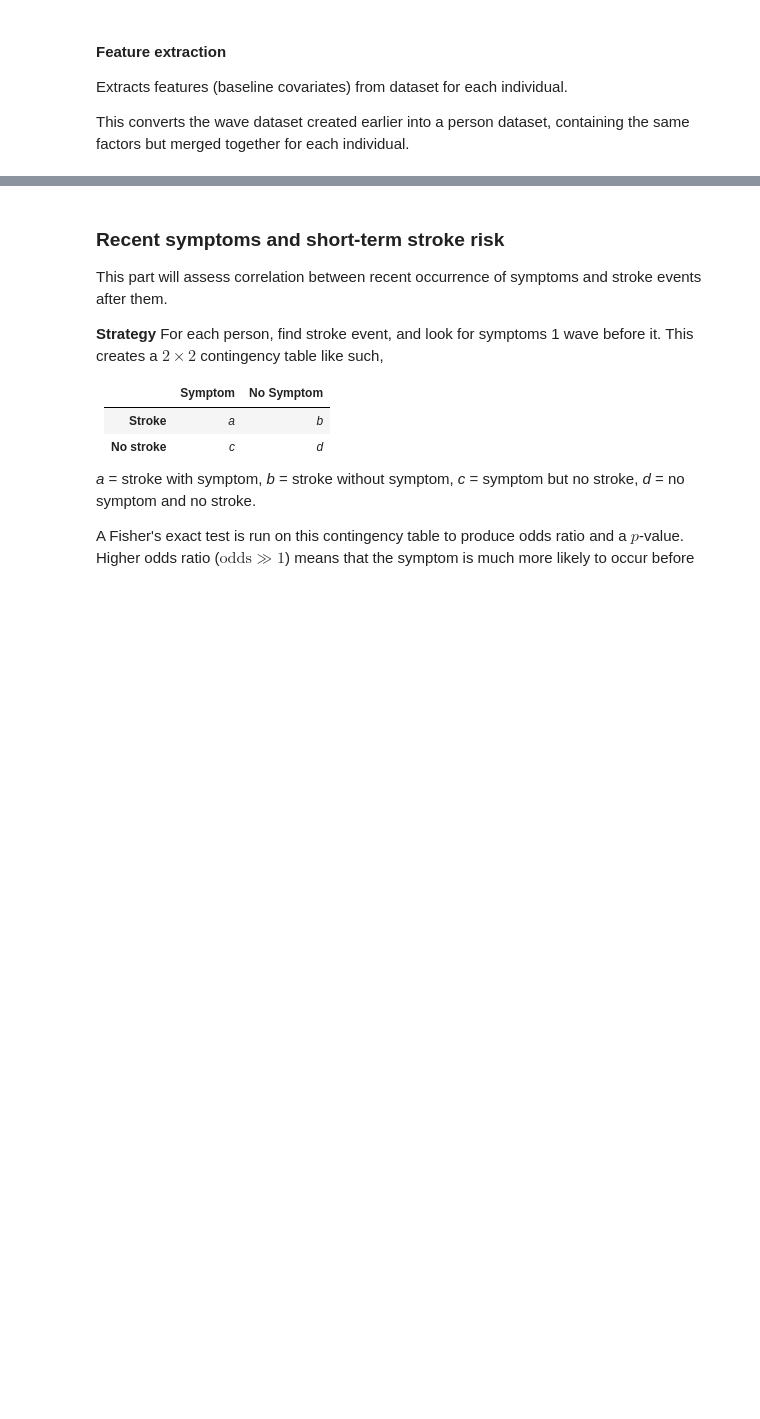
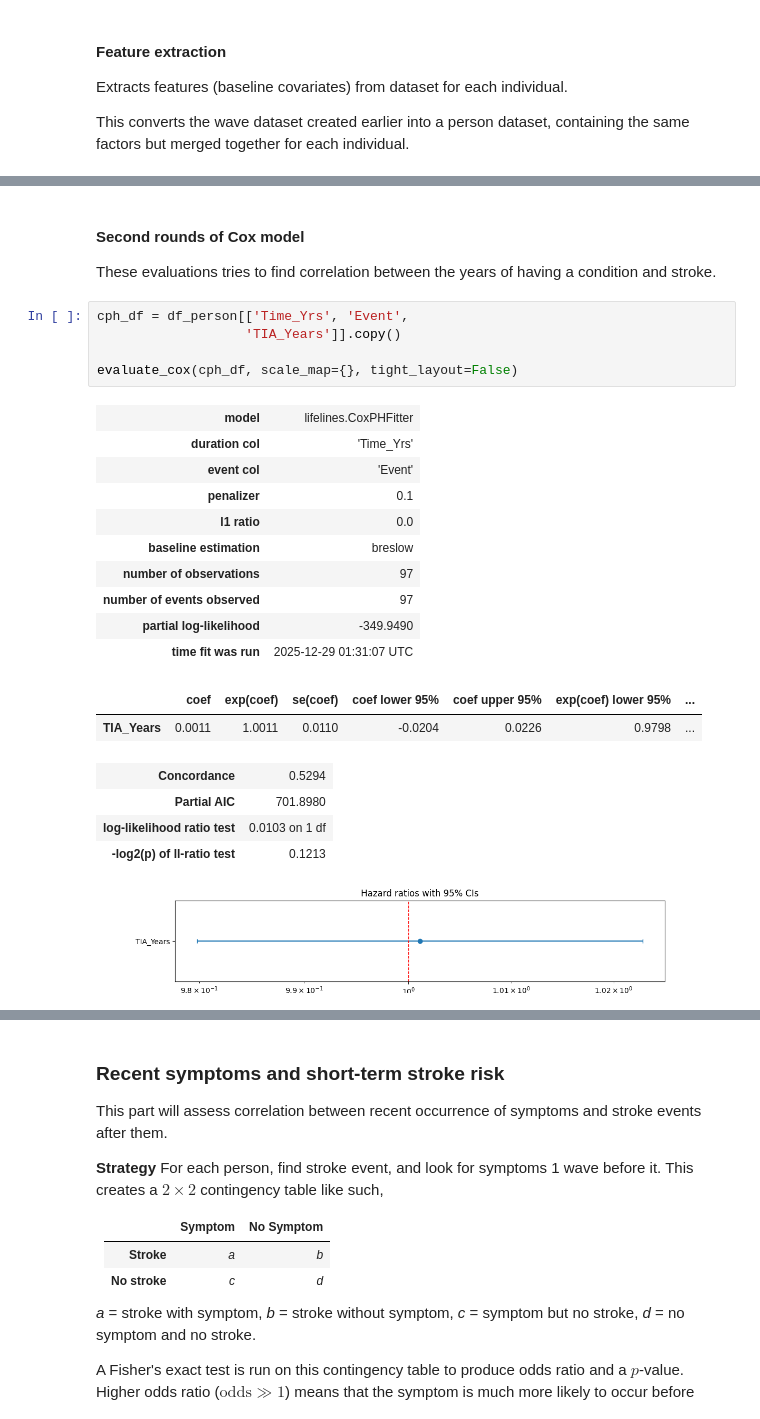
Before and after one commit to ZCG-coder/HKU_Budding_1, a Jupyter notebook: data/Explore.ipynb, the cells around one changed output, grey strips where cells are left out. Drawn from its saved outputs; the diff is of its cells as text; blank space fills up the shorter version.

```diff
--- a/data/Explore.ipynb
+++ b/data/Explore.ipynb
@@ -653,3 +695,30 @@ From results, if a proactive BP monitoring scheme were implemented, it should be
 4. Are older
 
 , as such factors are more correlated with stroke risk than others.
+# %% [markdown]
+#### Second rounds of Cox model
+
+These evaluations tries to find correlation between the years of having a condition and stroke.
+# %%
+cph_df = df_person[['Time_Yrs', 'Event',
+                   'TIA_Years']].copy()
+
+evaluate_cox(cph_df, scale_map={}, tight_layout=False)
+# %% [output]
+| model | lifelines.CoxPHFitter |
+| duration col | 'Time_Yrs' |
+| event col | 'Event' |
+| penalizer | 0.1 |
+| l1 ratio | 0.0 |
+| baseline estimation | breslow |
+| number of observations | 97 |
+| number of events observed | 97 |
+| partial log-likelihood | -349.9490 |
+| time fit was run | 2025-12-29 01:31:07 UTC |
+|  | coef | exp(coef) | se(coef) | coef lower 95% | coef upper 95% | exp(coef) lower 95% | ... |
+| TIA_Years | 0.0011 | 1.0011 | 0.0110 | -0.0204 | 0.0226 | 0.9798 | ... |
+| Concordance | 0.5294 |
+| Partial AIC | 701.8980 |
+| log-likelihood ratio test | 0.0103 on 1 df |
+| -log2(p) of ll-ratio test | 0.1213 |
+[figure, added]
```
Also changed, not shown: parts of 20 cells of this notebook.
